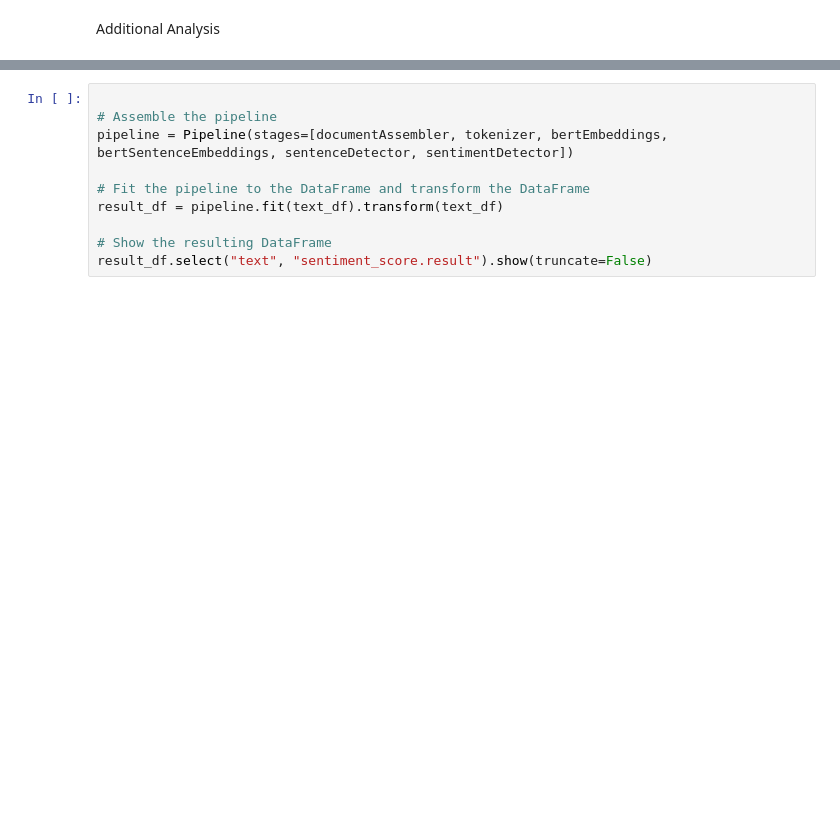
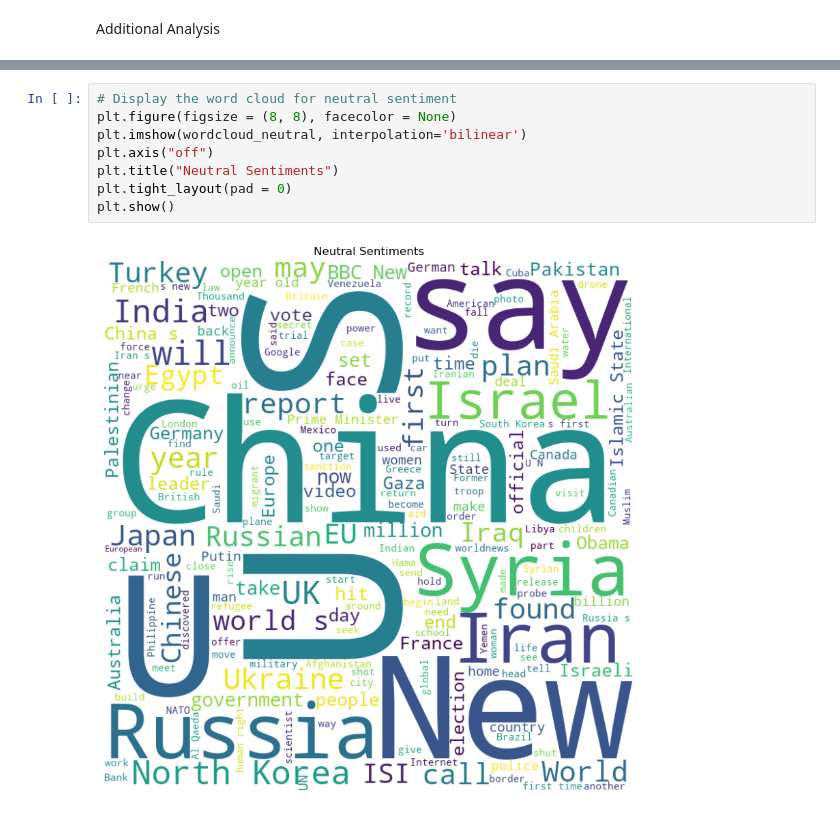
Before and after one commit to nehaljain19/WorldNewsSubreddit_SentimentAnalysis, a Jupyter notebook: Reddit_WorldNews.ipynb, the cells around one changed output, grey strips where cells are left out. Drawn from its saved outputs; the diff is of its cells as text; blank space fills up the shorter version.

```diff
--- a/Reddit_WorldNews.ipynb
+++ b/Reddit_WorldNews.ipynb
@@ -256,10 +361,10 @@ sentimentDetector = SentimentDetector().setInputCols(["document", "sentences", "
 # %%
-
-# Assemble the pipeline
-pipeline = Pipeline(stages=[documentAssembler, tokenizer, bertEmbeddings, bertSentenceEmbeddings, sentenceDetector, sentimentDetector])
-
-# Fit the pipeline to the DataFrame and transform the DataFrame
-result_df = pipeline.fit(text_df).transform(text_df)
-
-# Show the resulting DataFrame
-result_df.select("text", "sentiment_score.result").show(truncate=False)
+# Display the word cloud for neutral sentiment
+plt.figure(figsize = (8, 8), facecolor = None)
+plt.imshow(wordcloud_neutral, interpolation='bilinear')
+plt.axis("off")
+plt.title("Neutral Sentiments")
+plt.tight_layout(pad = 0)
+plt.show()
+# %% [output]
+[figure, added]
```
Also changed, not shown: parts of 14 cells of this notebook.
